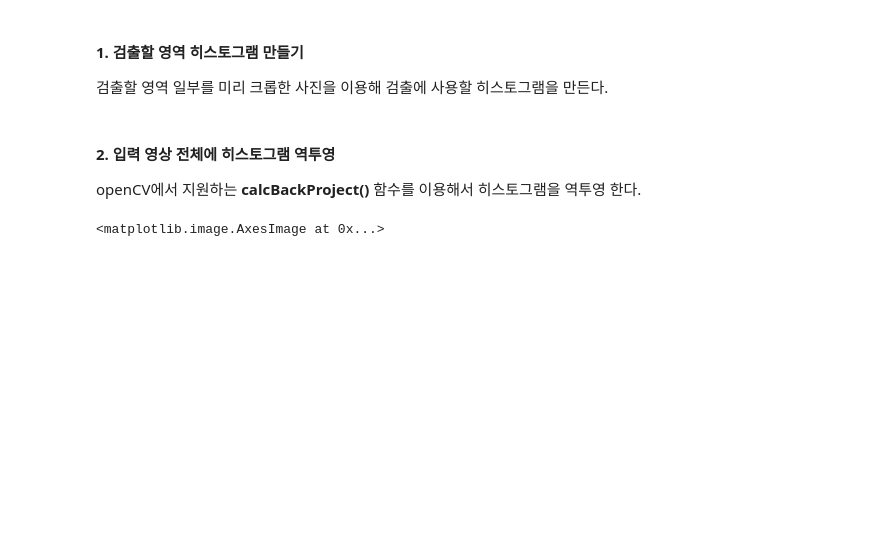
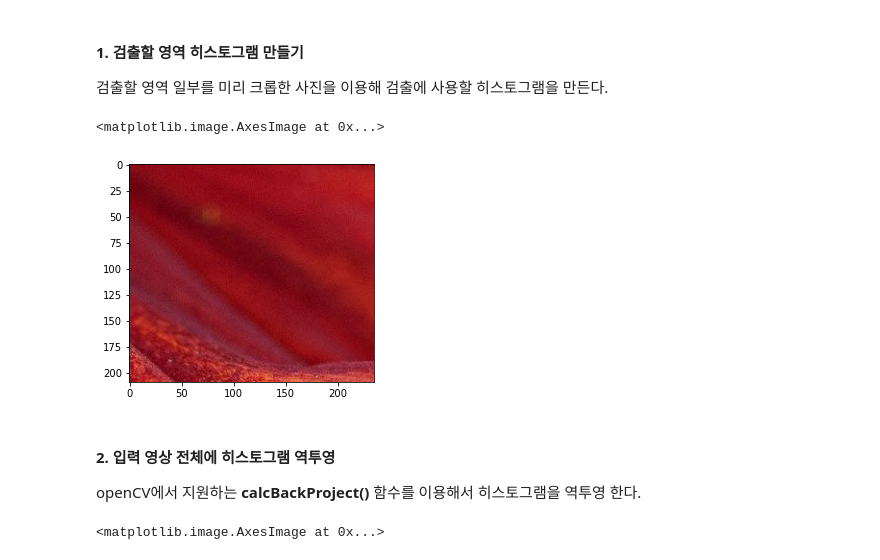
Before and after one commit to hrabit64/ERICA-2021-FALL-OPENCV-STUDY, a Jupyter notebook: color_video_processing.ipynb, the cells around one changed output. Drawn from its saved outputs; the diff is of its cells as text; code cells hidden in the pictures; blank space fills up the shorter version.

```diff
--- a/color_video_processing.ipynb
+++ b/color_video_processing.ipynb
@@ -170,8 +172,13 @@ plt.imshow(img_result)
 # %%
 img_his = cv2.imread("./img/flower_histogram.jpg")
 img_his_ycbr = cv2.cvtColor(img_his, cv2.COLOR_BGR2YCrCb)
 hist = cv2.calcHist([img_his_ycbr], [1, 2], None, [128, 128], [0, 256, 0, 256])
 hist_norm = cv2.normalize(cv2.log(hist + 1), None, 0, 255, cv2.NORM_MINMAX, cv2.CV_8U) # 큰 값에 몰리지 않도록 하기 위해 log스케일을 해줌
+img_his_s = cv2.cvtColor(img_his, cv2.COLOR_BGR2RGB)
+plt.imshow(img_his_s)
+# %% [output]
+<matplotlib.image.AxesImage at 0x...>
+[figure, added]
 # %% [markdown]
 #### 2. 입력 영상 전체에 히스토그램 역투영
 openCV에서 지원하는 **calcBackProject()** 함수를 이용해서 히스토그램을 역투영 한다.
```
Also changed, not shown: parts of 4 cells of this notebook.
